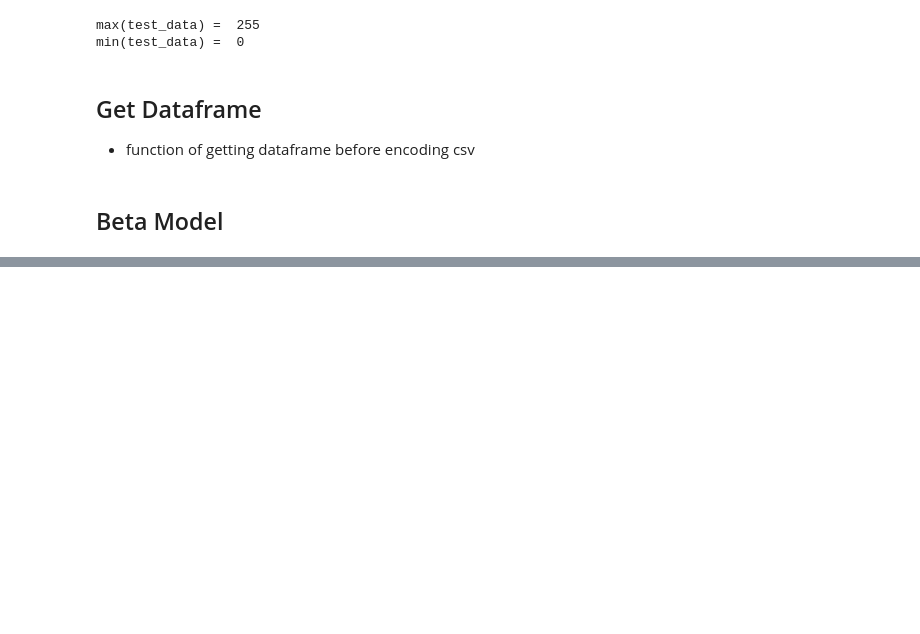
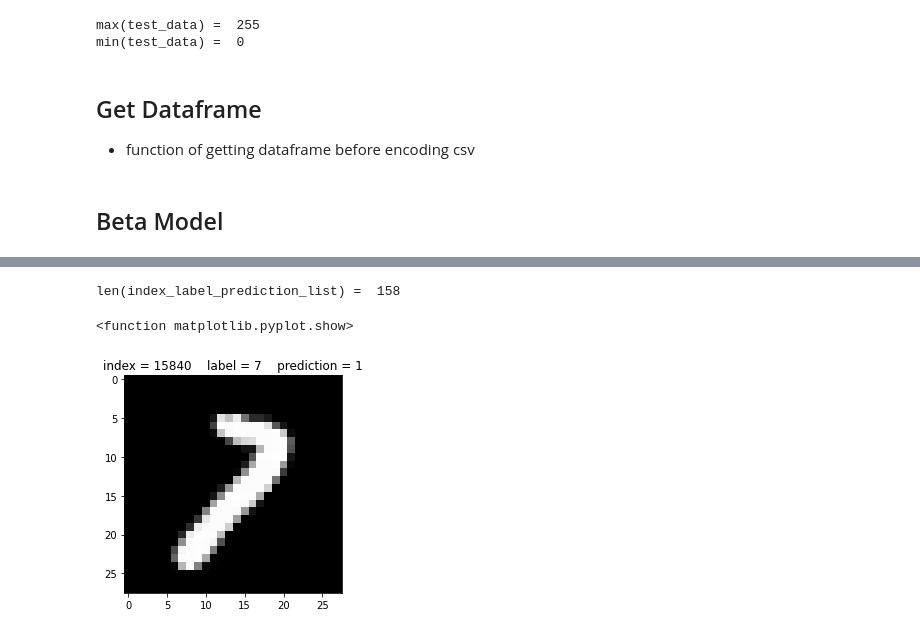
Before and after one commit to leeyeoreum02/my_own_program, a Jupyter notebook: AI program/digit_recognizer(tf_2.x).ipynb, the cells around one changed output, grey strips where cells are left out. Saved outputs shown, nothing was run; the diff lists cells and outputs as text; code cells hidden in the pictures; blank space fills up the shorter version.

```diff
--- a/AI program/digit_recognizer(tf_2.x).ipynb
+++ b/AI program/digit_recognizer(tf_2.x).ipynb
@@ -386,23 +395,18 @@ plt.show()
 real_predict_list = model.predict(train_train_xdata.reshape(-1, 28, 28, 1))
 
 print('type(real_predict_list) = ', type(real_predict_list))
-print('real_predict_list sample = ', real_predict_list[:10])
 print()
 
-logical_predict_list = logical_predict_list.flatten().astype('float32')
+logical_predict_list = np.argmax(real_predict_list, axis=1)
 
-print('type(logical_predict_list) = ', type(logical_predict_list))
 print("logical_predict_list sample = ", logical_predict_list[:10])
 print()
 
 label_list = train_train_tdata.flatten()
 
-print('logical_predict_list.shape = ', logical_predict_list.shape)
-print('label_list.shape = ', label_list.shape)
-
 index_label_prediction_list = [[idx, label_list[idx], prediction] for idx, prediction in enumerate(logical_predict_list) if label_list[idx] != prediction]
 
-print('\n', index_label_prediction_list)
+print(index_label_prediction_list)
 
 train_accuracy = 1 - (len(index_label_prediction_list) / len(label_list))
 
@@ -409,0 +422,21 @@ print('\ntrain accuracy = ', train_accuracy)
+# %%
+print("len(index_label_prediction_list) = ", len(index_label_prediction_list))
+print()
+
+random_pick_index = np.random.randint(len(index_label_prediction_list))
+
+false_data_index = index_label_prediction_list[random_pick_index][0]
+false_data_label = index_label_prediction_list[random_pick_index][1]
+false_data_prediction = index_label_prediction_list[random_pick_index][2]
+
+img = train_train_xdata[false_data_index].reshape(28, 28)
+
+title = 'index = ' + str(false_data_index) + '    ' + 'label = ' + str(false_data_label) + '    ' + 'prediction = ' + str(false_data_prediction)
+
+plt.title(title)
+plt.imshow(img, cmap='gray')
+plt.show
+# %% [output]
+len(index_label_prediction_list) =  158
+<function matplotlib.pyplot.show>
+[figure, added]
```
Also changed, not shown: parts of 10 cells of this notebook, 1 other file.
